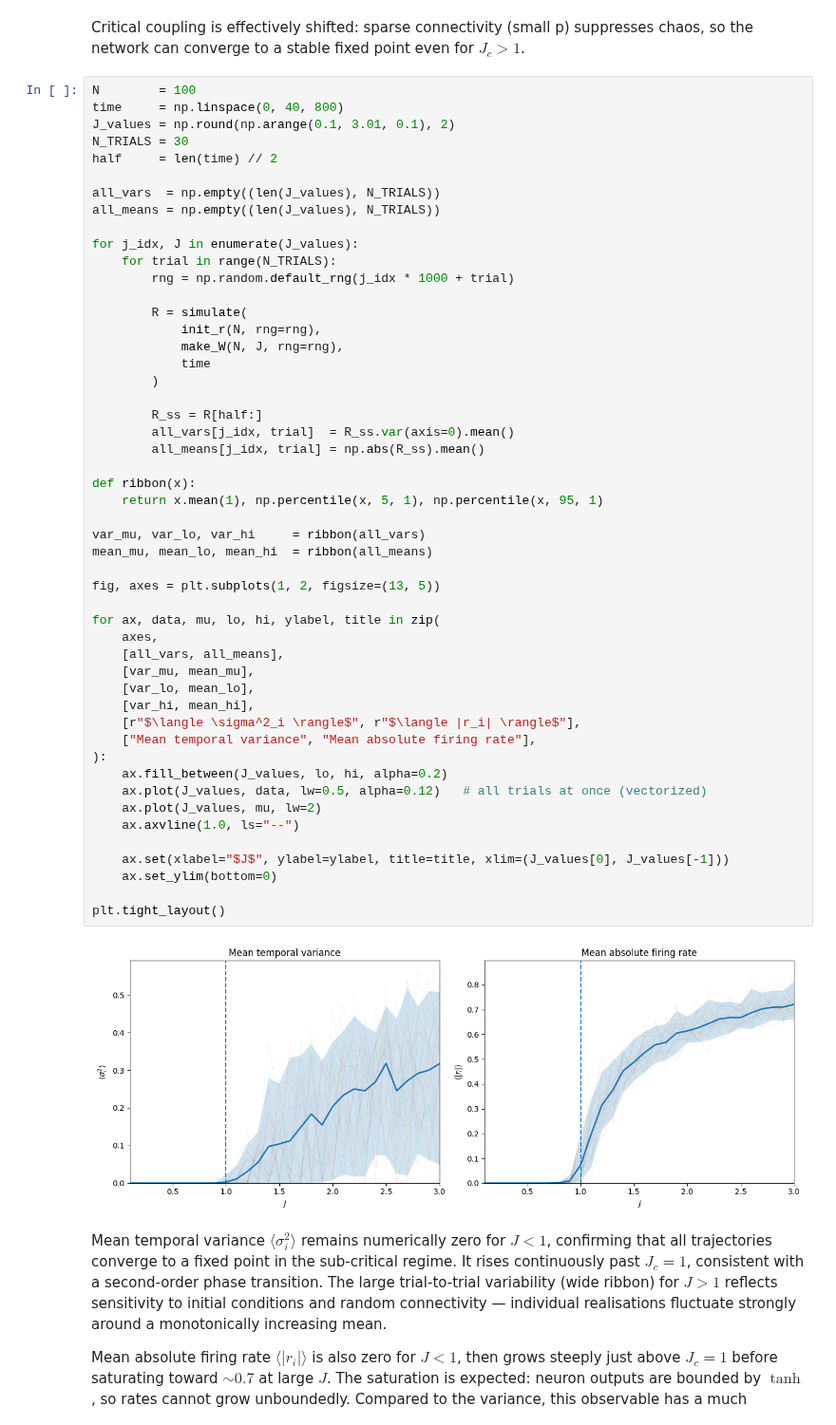
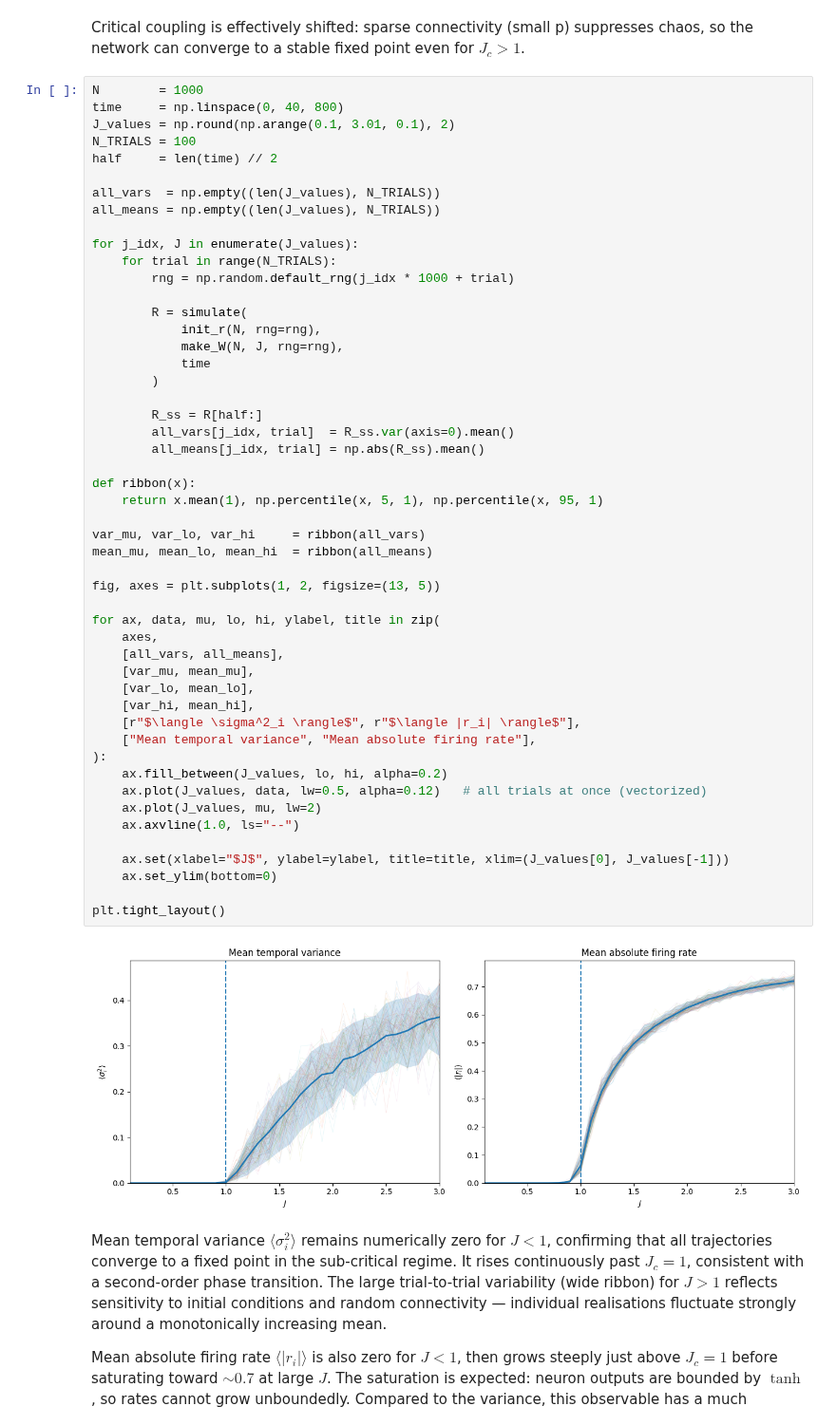
Before and after one commit to bs-machinelearning/reservoir-computing-research, a Jupyter notebook: people/Antonio_Perazza.ipynb, the cells around one changed output. Shown at 95% size. Drawn from its saved outputs; the diff is of its cells as text.

```diff
--- a/people/Antonio_Perazza.ipynb
+++ b/people/Antonio_Perazza.ipynb
@@ -79,10 +79,10 @@ plot_dynamics(erdos_p=0.7) # erdos case
 # %% [markdown]
 Critical coupling is effectively shifted: sparse connectivity (small p) suppresses chaos, so the network can converge to a stable fixed point even for $J_c > 1$.
 # %%
-N        = 100
+N        = 1000
 time     = np.linspace(0, 40, 800)
 J_values = np.round(np.arange(0.1, 3.01, 0.1), 2)
-N_TRIALS = 30
+N_TRIALS = 100
 half     = len(time) // 2
 
 all_vars  = np.empty((len(J_values), N_TRIALS))
@@ -102,34 +102,34 @@ for j_idx, J in enumerate(J_values):
         all_vars[j_idx, trial]  = R_ss.var(axis=0).mean()
         all_means[j_idx, trial] = np.abs(R_ss).mean()
 
 def ribbon(x):
     return x.mean(1), np.percentile(x, 5, 1), np.percentile(x, 95, 1)
 
 var_mu, var_lo, var_hi     = ribbon(all_vars)
 mean_mu, mean_lo, mean_hi  = ribbon(all_means)
 
 fig, axes = plt.subplots(1, 2, figsize=(13, 5))
 
 for ax, data, mu, lo, hi, ylabel, title in zip(
     axes,
     [all_vars, all_means],
     [var_mu, mean_mu],
     [var_lo, mean_lo],
     [var_hi, mean_hi],
     [r"$\langle \sigma^2_i \rangle$", r"$\langle |r_i| \rangle$"],
     ["Mean temporal variance", "Mean absolute firing rate"],
 ):
     ax.fill_between(J_values, lo, hi, alpha=0.2)
     ax.plot(J_values, data, lw=0.5, alpha=0.12)   # all trials at once (vectorized)
     ax.plot(J_values, mu, lw=2)
     ax.axvline(1.0, ls="--")
 
     ax.set(xlabel="$J$", ylabel=ylabel, title=title, xlim=(J_values[0], J_values[-1]))
     ax.set_ylim(bottom=0)
 
 plt.tight_layout()
 # %% [output]
-[figure, old version]
+[figure, new version]
 # %% [markdown]
 Mean temporal variance $\langle \sigma_i^2 \rangle$ remains numerically zero for $J < 1$,
 confirming that all trajectories converge to a fixed point in the sub-critical regime.
```
Also changed, not shown: parts of 2 cells of this notebook.
